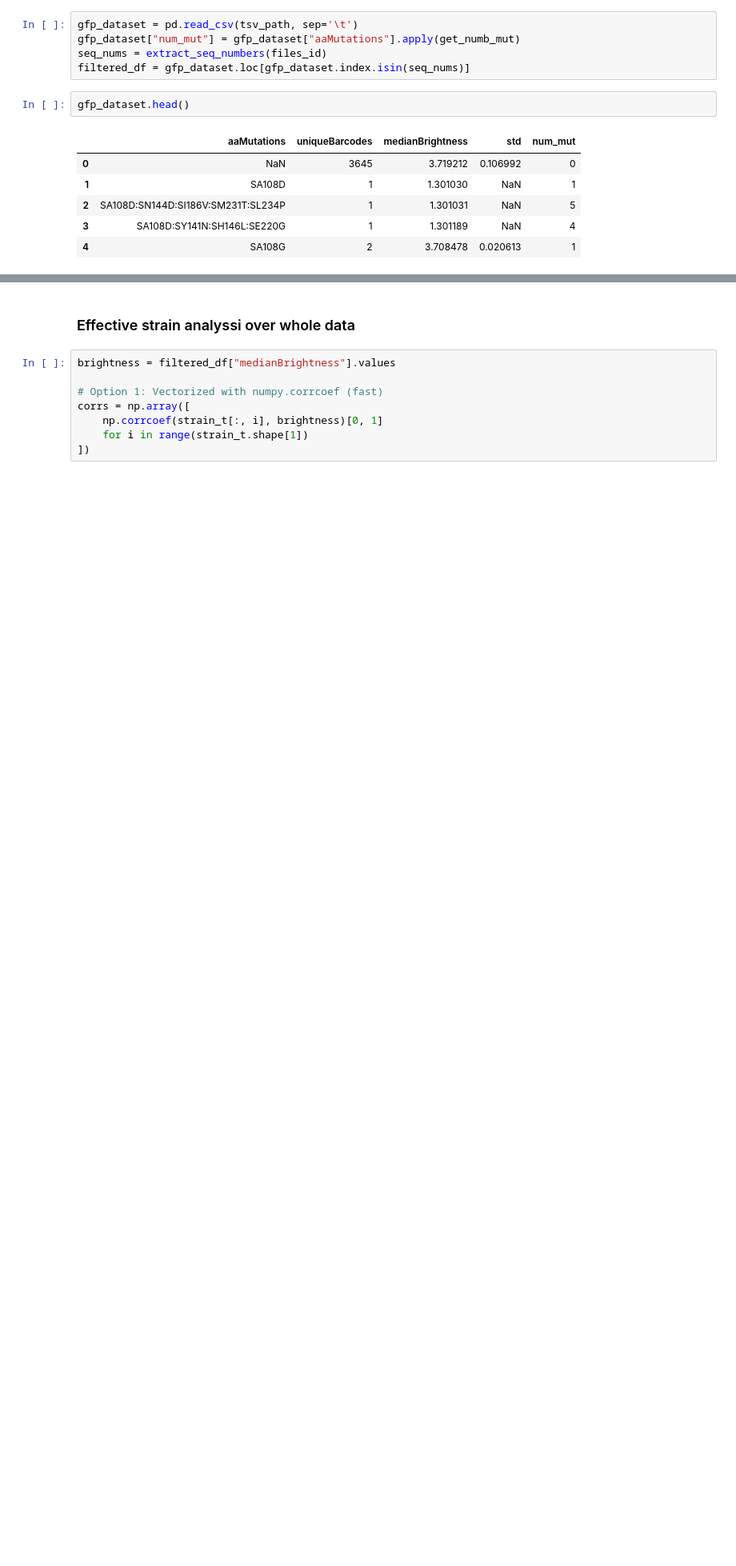
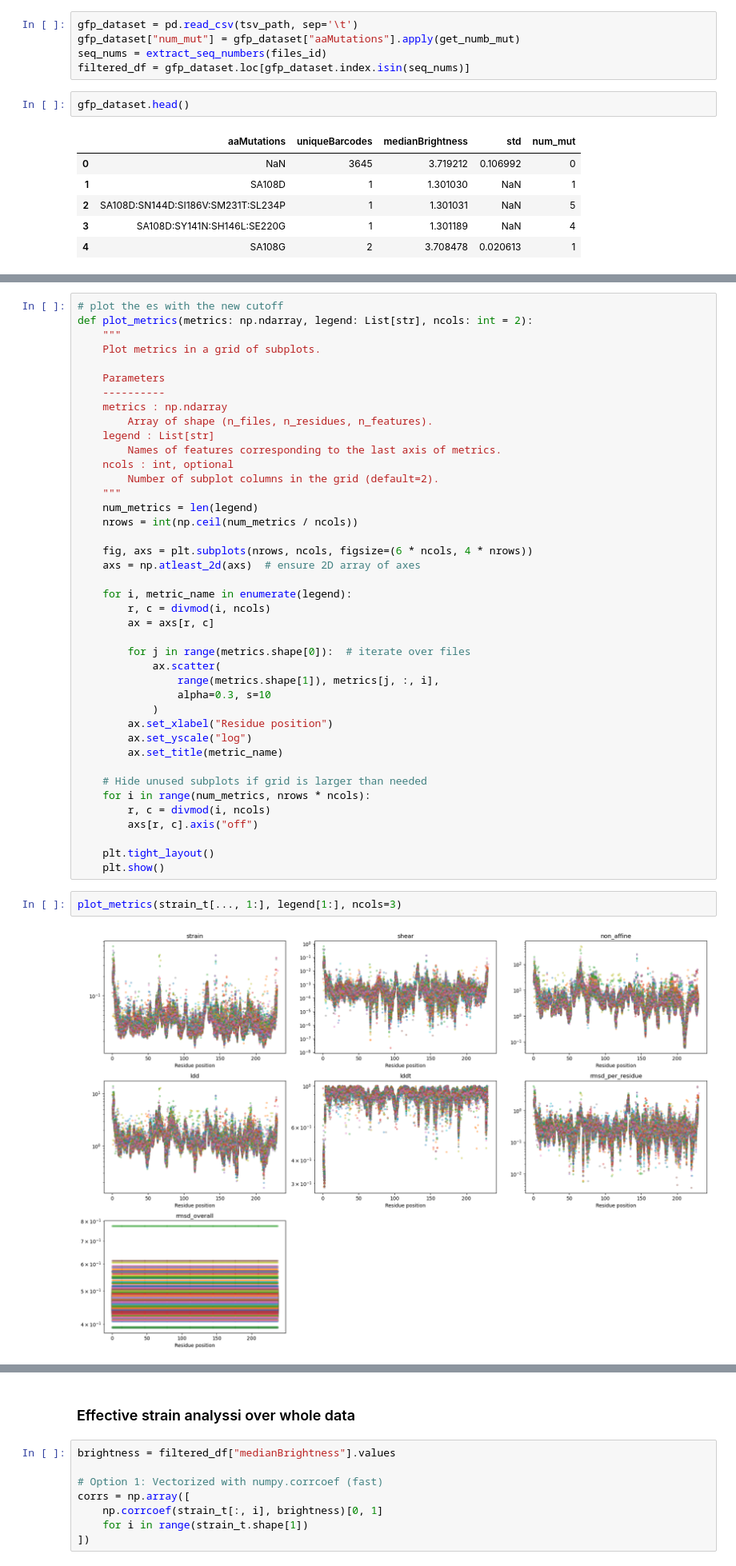
Before and after one commit to Thomasbush9/gfp_function_prediction, a Jupyter notebook: notebooks/effective_strain.ipynb, the cells around one changed output, grey strips where cells are left out. Shown at 80% size. Drawn from its saved outputs; the diff is of its cells as text; blank space fills up the shorter version.

Commit message:
eda of new metrics

```diff
--- a/notebooks/effective_strain.ipynb
+++ b/notebooks/effective_strain.ipynb
@@ -232,0 +288,45 @@ gfp_dataset.head()
+# %%
+# plot the es with the new cutoff
+def plot_metrics(metrics: np.ndarray, legend: List[str], ncols: int = 2):
+    """
+    Plot metrics in a grid of subplots.
+
+    Parameters
+    ----------
+    metrics : np.ndarray
+        Array of shape (n_files, n_residues, n_features).
+    legend : List[str]
+        Names of features corresponding to the last axis of metrics.
+    ncols : int, optional
+        Number of subplot columns in the grid (default=2).
+    """
+    num_metrics = len(legend)
+    nrows = int(np.ceil(num_metrics / ncols))
+
+    fig, axs = plt.subplots(nrows, ncols, figsize=(6 * ncols, 4 * nrows))
+    axs = np.atleast_2d(axs)  # ensure 2D array of axes
+
+    for i, metric_name in enumerate(legend):
+        r, c = divmod(i, ncols)
+        ax = axs[r, c]
+
+        for j in range(metrics.shape[0]):  # iterate over files
+            ax.scatter(
+                range(metrics.shape[1]), metrics[j, :, i],
+                alpha=0.3, s=10
+            )
+        ax.set_xlabel("Residue position")
+        ax.set_yscale("log")
+        ax.set_title(metric_name)
+
+    # Hide unused subplots if grid is larger than needed
+    for i in range(num_metrics, nrows * ncols):
+        r, c = divmod(i, ncols)
+        axs[r, c].axis("off")
+
+    plt.tight_layout()
+    plt.show()
+# %%
+plot_metrics(strain_t[..., 1:], legend[1:], ncols=3)
+# %% [output]
+[figure, added]
```
Also changed, not shown: parts of 14 cells of this notebook.
